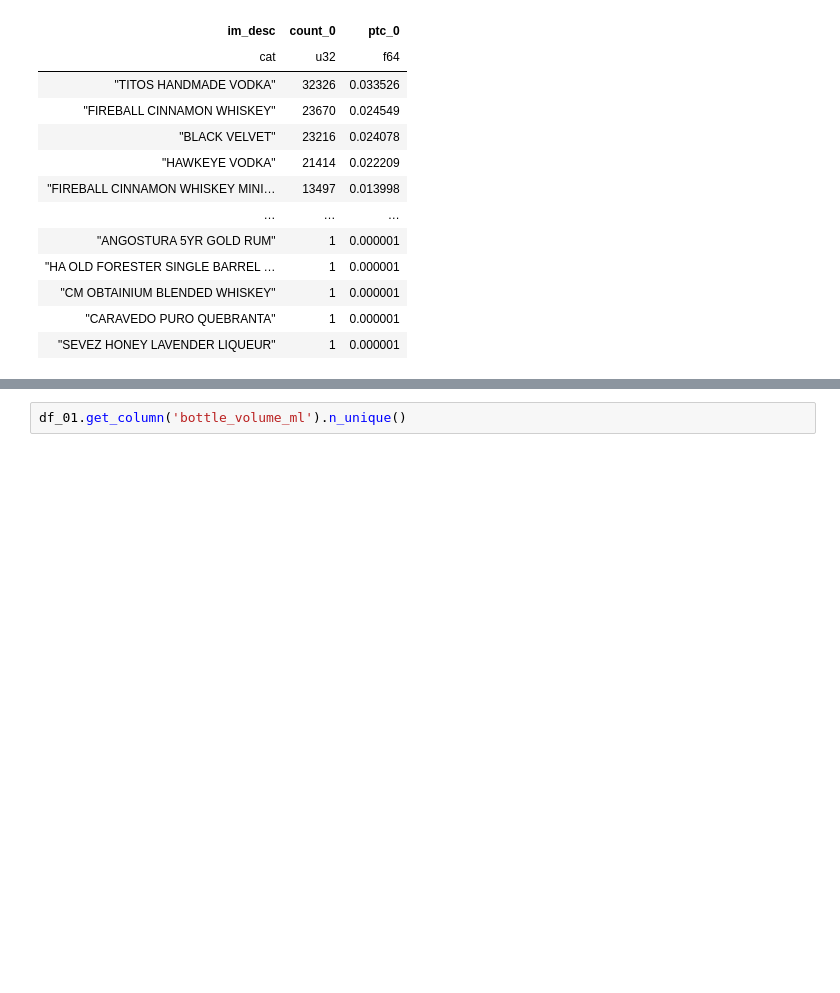
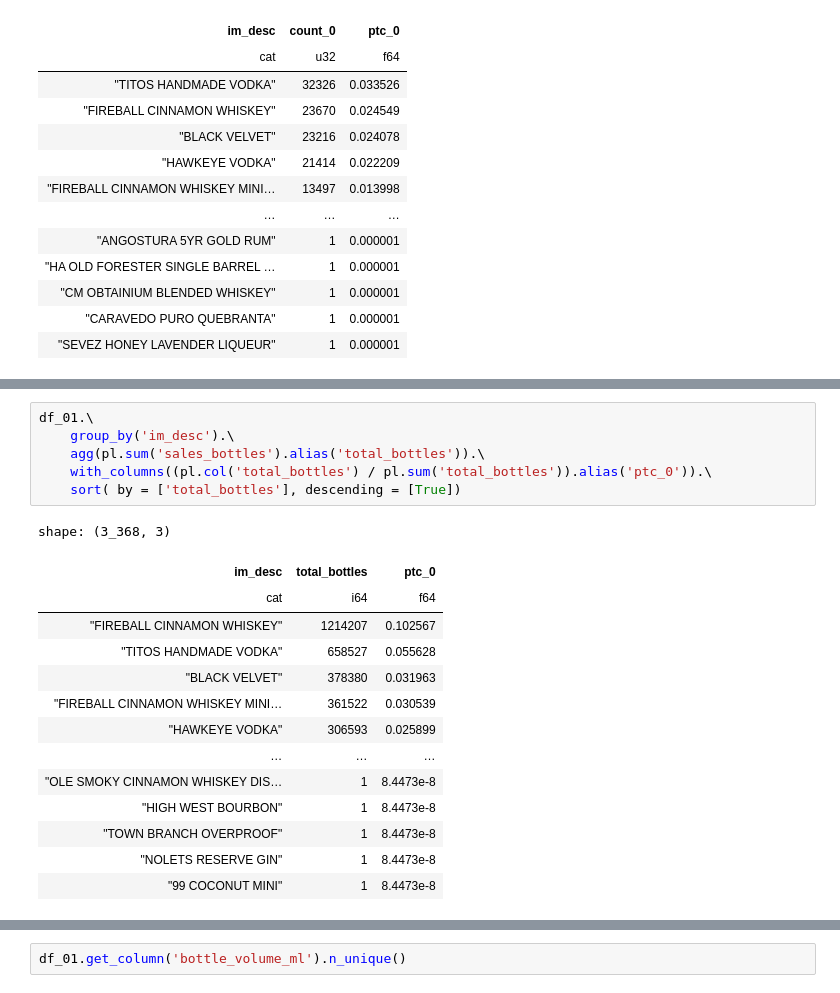
Before and after one commit to charliebrown007/Proyecto_UCB_2da_fase, a Jupyter notebook: 03_scripts/s_04_Fase_02.ipynb, the cells around one changed output, grey strips where cells are left out. Saved outputs shown, nothing was run; the diff lists cells and outputs as text; blank space fills up the shorter version.

```diff
--- a/03_scripts/s_04_Fase_02.ipynb
+++ b/03_scripts/s_04_Fase_02.ipynb
@@ -185,0 +183,21 @@ WindowsPath('g:/My Drive/01. Formación/01. Formación académica/02 Maestría e
+# %%
+df_01.\
+    group_by('im_desc').\
+    agg(pl.sum('sales_bottles').alias('total_bottles')).\
+    with_columns((pl.col('total_bottles') / pl.sum('total_bottles')).alias('ptc_0')).\
+    sort( by = ['total_bottles'], descending = [True])
+# %% [output]
+shape: (3_368, 3)
+| im_desc | total_bottles | ptc_0 |
+| cat | i64 | f64 |
+| "FIREBALL CINNAMON WHISKEY" | 1214207 | 0.102567 |
+| "TITOS HANDMADE VODKA" | 658527 | 0.055628 |
+| "BLACK VELVET" | 378380 | 0.031963 |
+| "FIREBALL CINNAMON WHISKEY MINI… | 361522 | 0.030539 |
+| "HAWKEYE VODKA" | 306593 | 0.025899 |
+| … | … | … |
+| "OLE SMOKY CINNAMON WHISKEY DIS… | 1 | 8.4473e-8 |
+| "HIGH WEST BOURBON" | 1 | 8.4473e-8 |
+| "TOWN BRANCH OVERPROOF" | 1 | 8.4473e-8 |
+| "NOLETS RESERVE GIN" | 1 | 8.4473e-8 |
+| "99 COCONUT MINI" | 1 | 8.4473e-8 |
```
Also changed, not shown: parts of 12 cells of this notebook, 10 other files.
